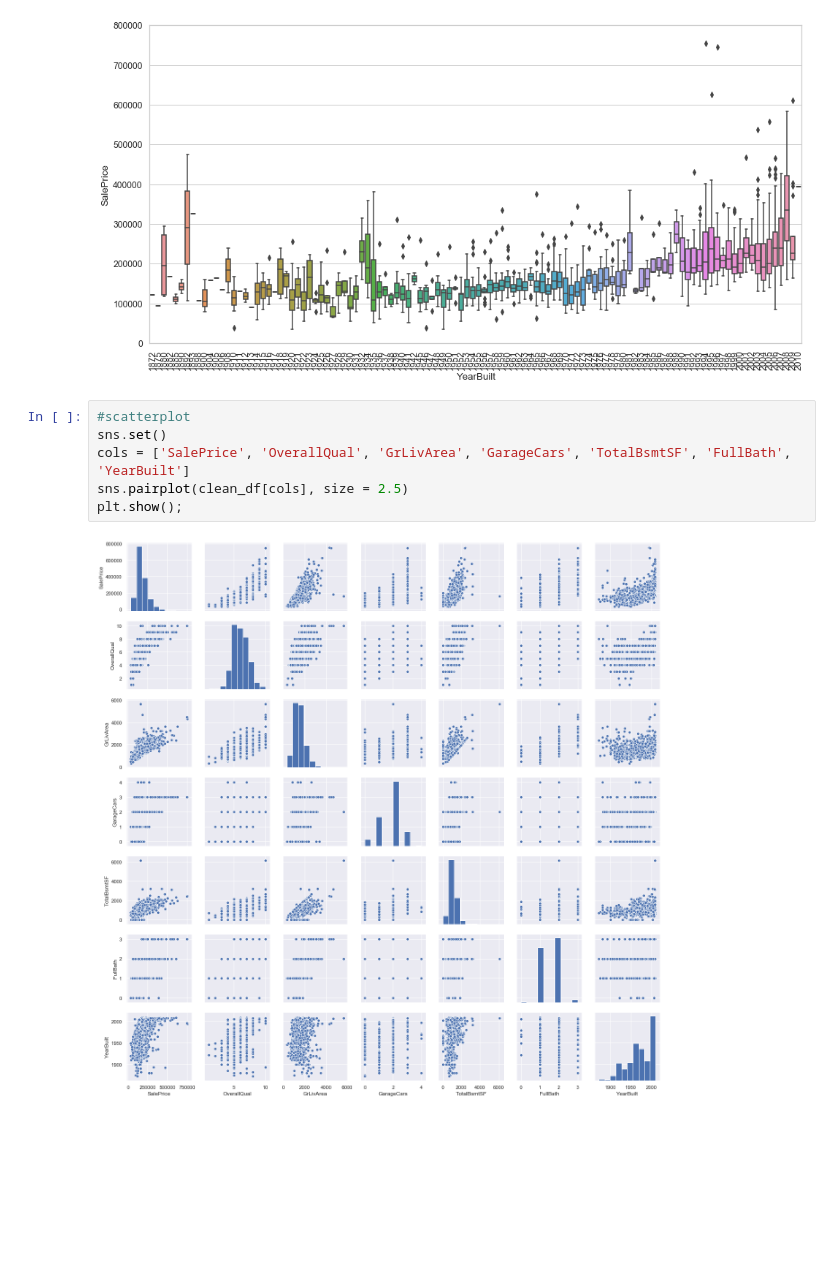
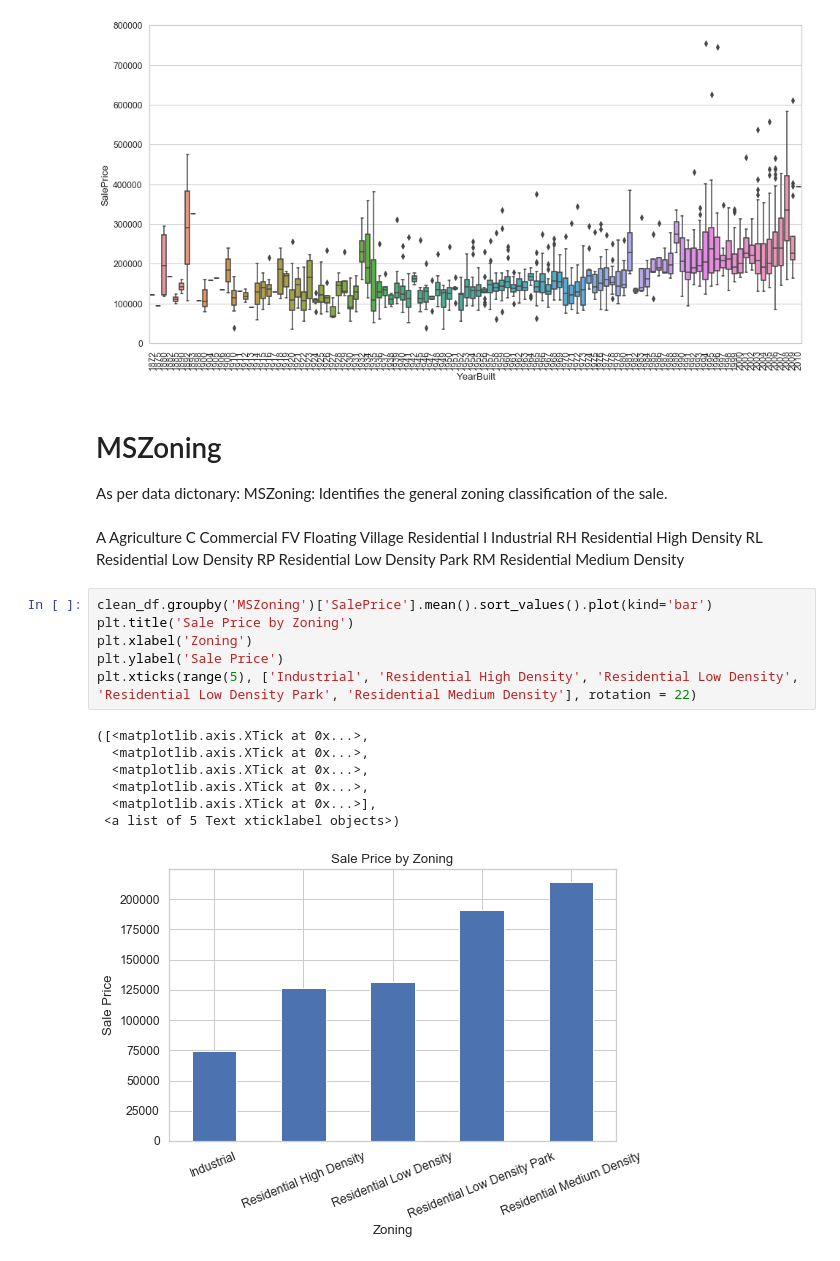
Before and after one commit to laurasuchomska/Housing_Prices_Project, a Jupyter notebook: Laura's Housing_Prices_Project.ipynb, the cells around one changed output. Saved outputs shown, nothing was run; the diff lists cells and outputs as text; blank space fills up the shorter version.

```diff
--- a/Laura's Housing_Prices_Project.ipynb
+++ b/Laura's Housing_Prices_Project.ipynb
@@ -589,11 +634,29 @@ fig.axis(ymin=0, ymax=800000);
 plt.xticks(rotation=90);
 # %% [output]
 [figure]
-# %%
-#scatterplot
-sns.set()
-cols = ['SalePrice', 'OverallQual', 'GrLivArea', 'GarageCars', 'TotalBsmtSF', 'FullBath', 'YearBuilt']
-sns.pairplot(clean_df[cols], size = 2.5)
-plt.show();
-# %% [output]
-[figure, removed]
+# %% [markdown]
+# MSZoning
+As per data dictonary: MSZoning: Identifies the general zoning classification of the sale.
+# %% [markdown]
+   A    Agriculture
+   C    Commercial
+   FV   Floating Village Residential
+   I    Industrial
+   RH   Residential High Density
+   RL   Residential Low Density
+   RP   Residential Low Density Park
+   RM   Residential Medium Density
+# %%
+clean_df.groupby('MSZoning')['SalePrice'].mean().sort_values().plot(kind='bar')
+plt.title('Sale Price by Zoning')
+plt.xlabel('Zoning')
+plt.ylabel('Sale Price')
+plt.xticks(range(5), ['Industrial', 'Residential High Density', 'Residential Low Density', 'Residential Low Density Park', 'Residential Medium Density'], rotation = 22)
+# %% [output]
+([<matplotlib.axis.XTick at 0x...>,
+  <matplotlib.axis.XTick at 0x...>,
+  <matplotlib.axis.XTick at 0x...>,
+  <matplotlib.axis.XTick at 0x...>,
+  <matplotlib.axis.XTick at 0x...>],
+ <a list of 5 Text xticklabel objects>)
+[figure, added]
```
Also changed, not shown: parts of 58 cells of this notebook.
